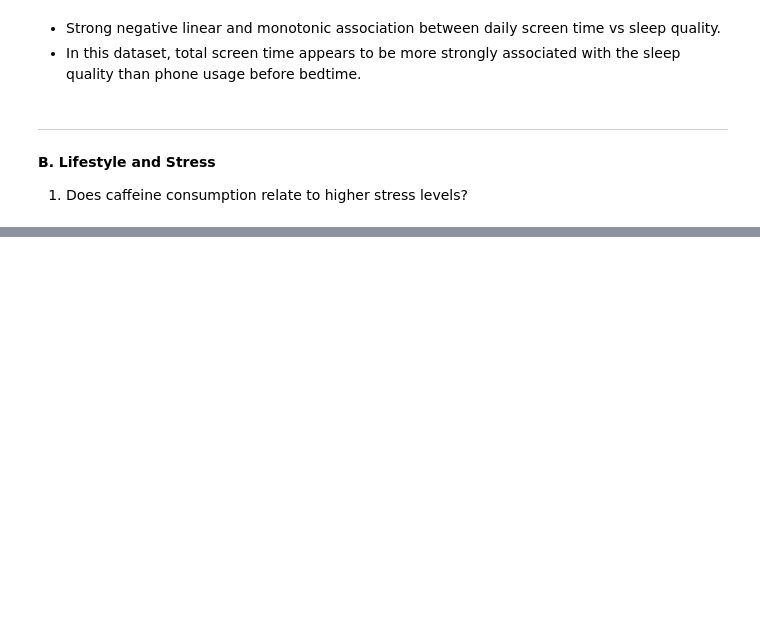
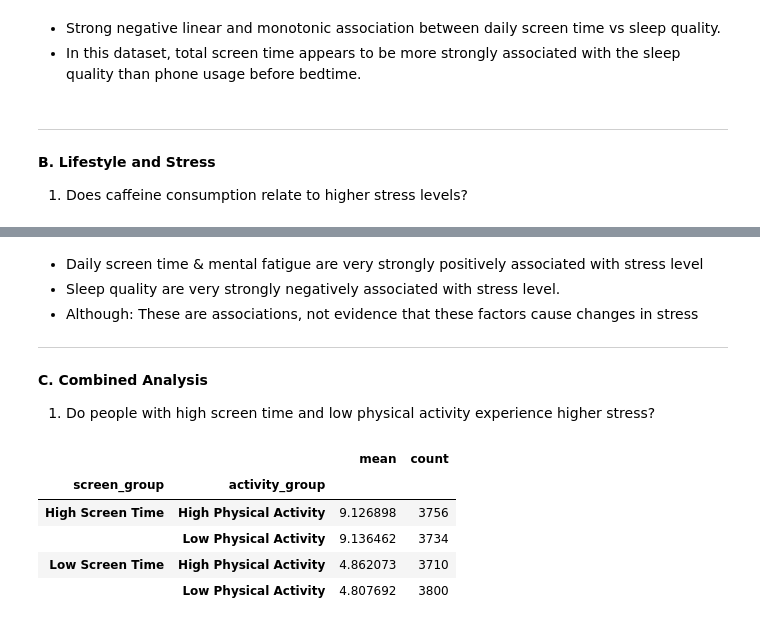
Before and after one commit to shivainlabs/Sleep-Screen-Time-and-Stress-Analysis, a Jupyter notebook: notebooks/01_data_understanding_eda.ipynb, the cells around one changed output, grey strips where cells are left out. Drawn from its saved outputs; the diff is of its cells as text; code cells hidden in the pictures; blank space fills up the shorter version.

```diff
--- a/notebooks/01_data_understanding_eda.ipynb
+++ b/notebooks/01_data_understanding_eda.ipynb
@@ -418,0 +465,8 @@ df.head()
+# %% [markdown]
+- Daily screen time & mental fatigue are very strongly positively associated with stress level
+- Sleep quality are very strongly negatively associated with stress level.
+- Although: These are associations, not evidence that these factors cause changes in stress
+---
+# %% [markdown]
+**C. Combined Analysis**
+1. Do people with high screen time and low physical activity experience higher stress?
@@ -418,0 +479,9 @@ df.head()
+# %%
+df.groupby(['screen_group','activity_group'])['stress_level'].agg(['mean','count'])
+# %% [output]
+|  |  | mean | count |
+| screen_group | activity_group |  |  |
+| High Screen Time | High Physical Activity | 9.126898 | 3756 |
+|  | Low Physical Activity | 9.136462 | 3734 |
+| Low Screen Time | High Physical Activity | 4.862073 | 3710 |
+|  | Low Physical Activity | 4.807692 | 3800 |
```
Also changed, not shown: parts of 12 cells of this notebook.
